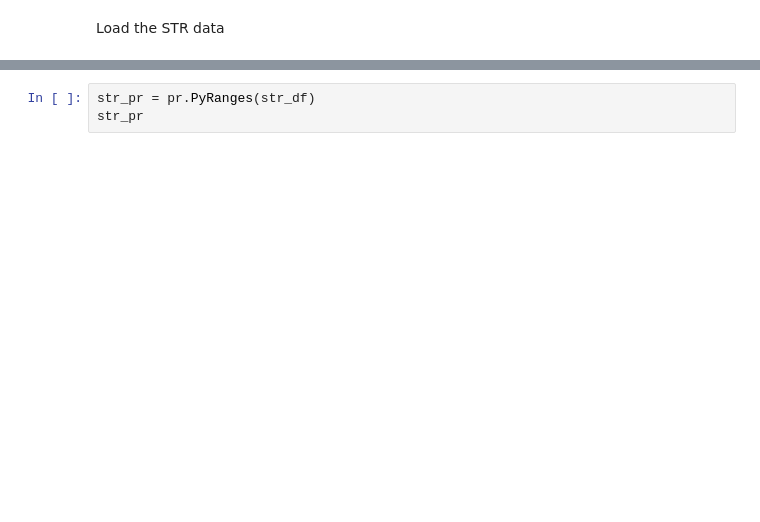
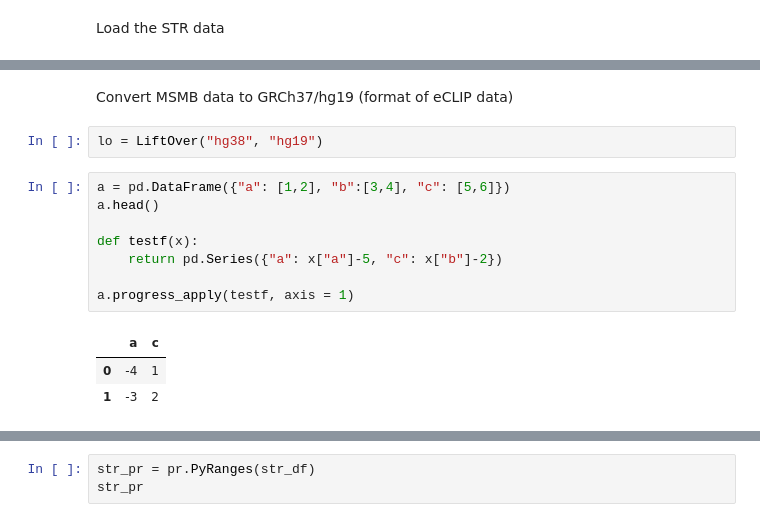
Before and after one commit to galambosd/burge_rotation, a Jupyter notebook: str_near_splice.ipynb, the cells around one changed output, grey strips where cells are left out. Saved outputs shown, nothing was run; the diff lists cells and outputs as text; blank space fills up the shorter version.

Commit message:
working on msmb liftover

```diff
--- a/str_near_splice.ipynb
+++ b/str_near_splice.ipynb
@@ -23,3 +29,19 @@ str_df.head()
 | 2 | chr1 | 10147 | 10179 | AACCCT | 32 | + | 5 | CCCTAA | uc001aaa.3 | ... |
 | 3 | chr1 | 10172 | 10184 | AACCT | 12 | + | 2 | CCTAA | uc001aaa.3 | ... |
 | 4 | chr1 | 10177 | 10233 | AACCCT | 56 | + | 9 | CCTAAC | uc001aaa.3 | ... |
+# %% [markdown]
+Convert MSMB data to GRCh37/hg19 (format of eCLIP data)
+# %%
+lo = LiftOver("hg38", "hg19")
+# %%
+a = pd.DataFrame({"a": [1,2], "b":[3,4], "c": [5,6]})
+a.head()
+
+def testf(x):
+    return pd.Series({"a": x["a"]-5, "c": x["b"]-2})
+
+a.progress_apply(testf, axis = 1)
+# %% [output]
+|  | a | c |
+| 0 | -4 | 1 |
+| 1 | -3 | 2 |
```
Also changed, not shown: parts of 8 cells of this notebook.
